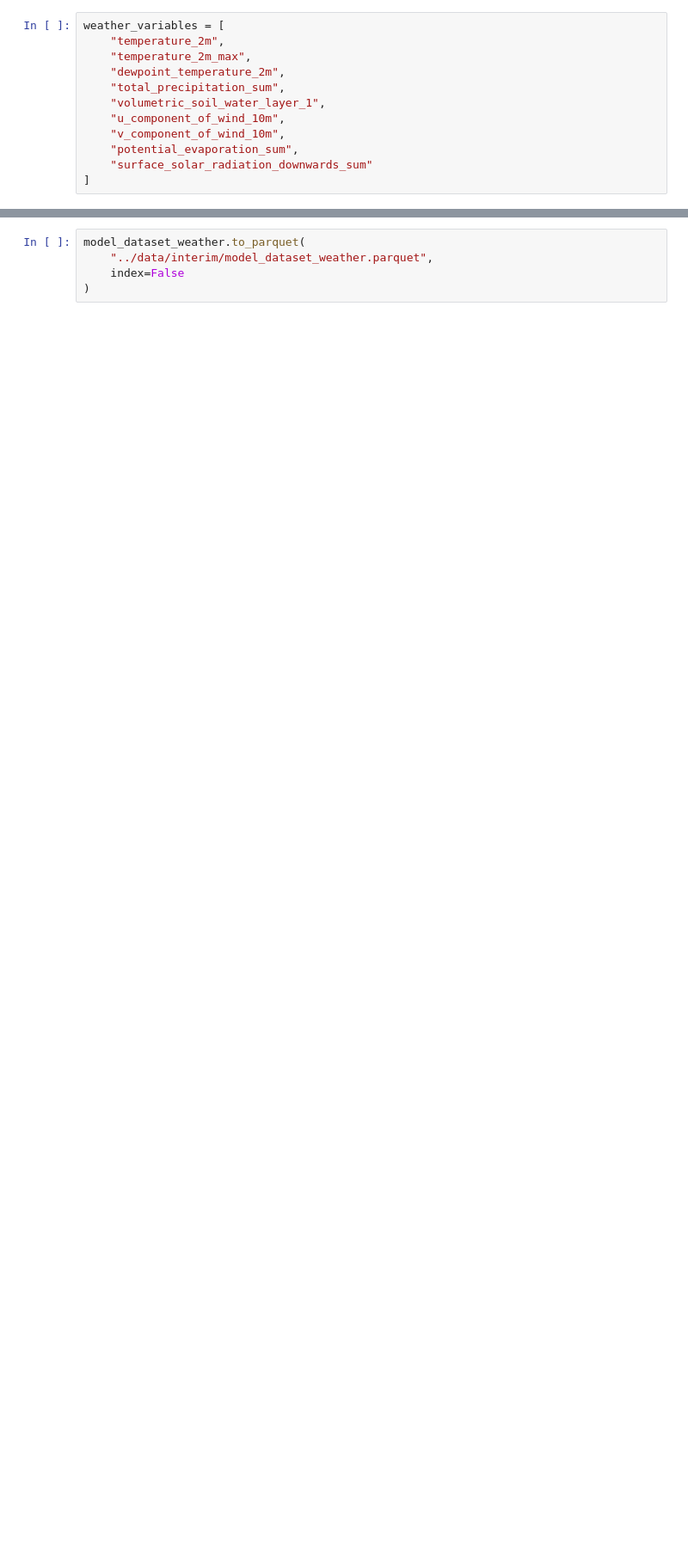
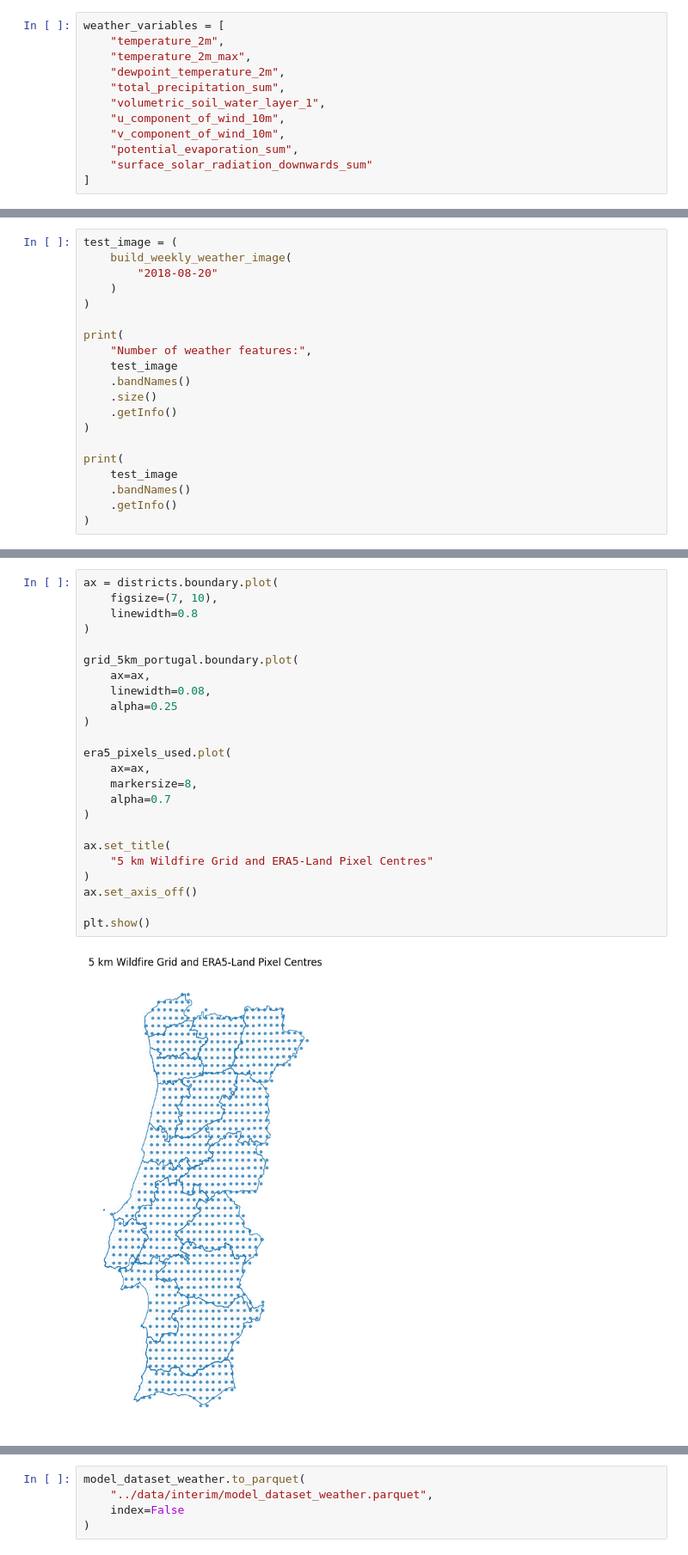
Before and after one commit to Daniel99Fonseca/wildfire-risk-portugal, a Jupyter notebook: notebooks/02_weather_era5_land.ipynb, the cells around one changed output, grey strips where cells are left out. Shown at 86% size. Saved outputs shown, nothing was run; the diff lists cells and outputs as text; blank space fills up the shorter version.

```diff
--- a/notebooks/02_weather_era5_land.ipynb
+++ b/notebooks/02_weather_era5_land.ipynb
@@ -1350,0 +653,20 @@ This dataset will later be enriched with Sentinel-2 vegetation features.
+# %%
+test_image = (
+    build_weekly_weather_image(
+        "2018-08-20"
+    )
+)
+
+print(
+    "Number of weather features:",
+    test_image
+    .bandNames()
+    .size()
+    .getInfo()
+)
+
+print(
+    test_image
+    .bandNames()
+    .getInfo()
+)
@@ -1350,0 +881,26 @@ This dataset will later be enriched with Sentinel-2 vegetation features.
+# %%
+ax = districts.boundary.plot(
+    figsize=(7, 10),
+    linewidth=0.8
+)
+
+grid_5km_portugal.boundary.plot(
+    ax=ax,
+    linewidth=0.08,
+    alpha=0.25
+)
+
+era5_pixels_used.plot(
+    ax=ax,
+    markersize=8,
+    alpha=0.7
+)
+
+ax.set_title(
+    "5 km Wildfire Grid and ERA5-Land Pixel Centres"
+)
+ax.set_axis_off()
+
+plt.show()
+# %% [output]
+[figure, added]
```
Also changed, not shown: parts of 89 cells of this notebook, 2 other files.
